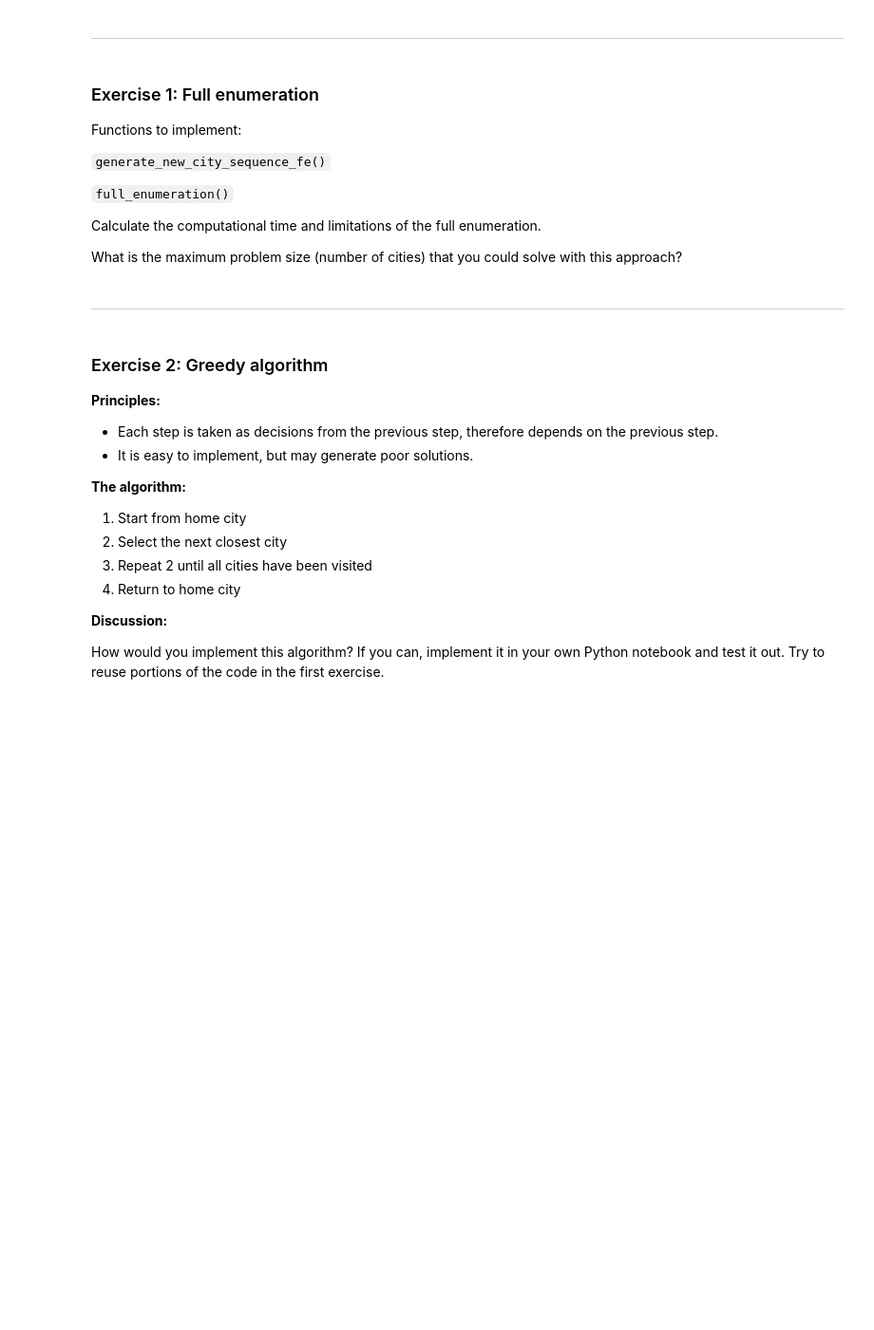
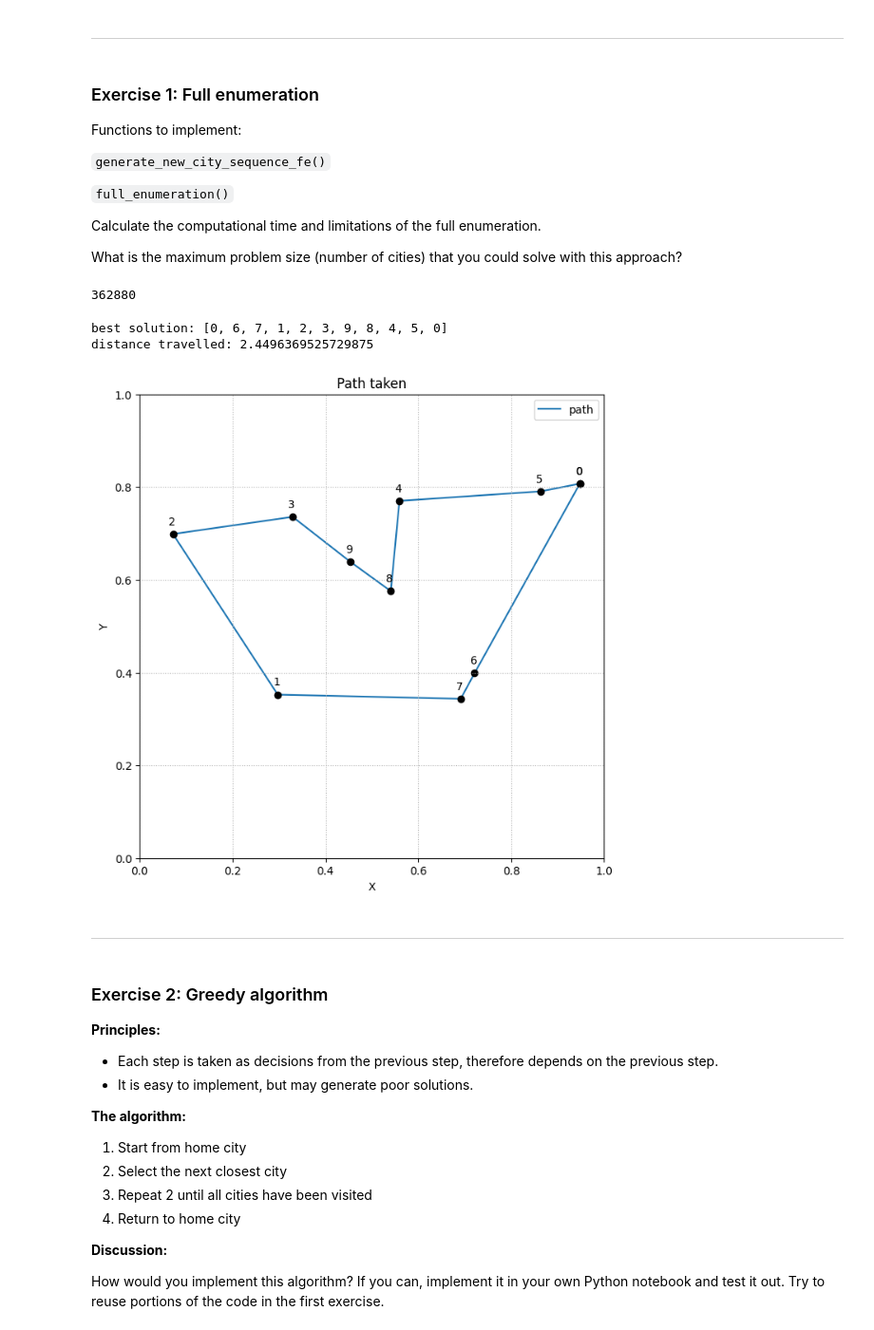
Before and after one commit to GAnagno/optsim, a Jupyter notebook: Optimization_Exercises_2023.ipynb, the cells around one changed output. Shown at 95% size. Saved outputs shown, nothing was run; the diff lists cells and outputs as text; code cells hidden in the pictures; blank space fills up the shorter version.

```diff
--- a/Optimization_Exercises_2023.ipynb
+++ b/Optimization_Exercises_2023.ipynb
@@ -360,14 +363,39 @@ What is the maximum problem size (number of cities) that you could solve with th
+# %%
+print(math.factorial(9))
+# %% [output]
+362880
 # %%
 ## FULL ENUMERATION
 def generate_new_city_sequence_fe(x, cities=None, **kwargs):
     # implement your own solution here
 
     # returns a list of the new path
+    return new_path
+
 
 def full_enumeration(x, cities):
     # implement your own solution here
-
+    fstar = np.inf
+    xstar = None
+    for t in itertools.permutations(x[1:-1]):
+        tour = [0] + list(t) + [0]
+        tl = evaluate_city_sequence(tour, cities)
+        if tl < fstar:
+            xstar = tour
+            fstar = tl
     # returns the best solution and minimum distance travelled
+    return xstar, fstar
+# %%
+# Test
+solution, distance = full_enumeration(path, cities)
+print("best solution:", solution)
+print("distance travelled:", distance)
+
+draw_salesman(solution, cities)
+# %% [output]
+best solution: [0, 6, 7, 1, 2, 3, 9, 8, 4, 5, 0]
+distance travelled: 2.4496369525729875
+[figure, added]
 # %% [markdown]
 ***
 # %% [markdown]
```
Also changed, not shown: parts of 1 cell of this notebook.
